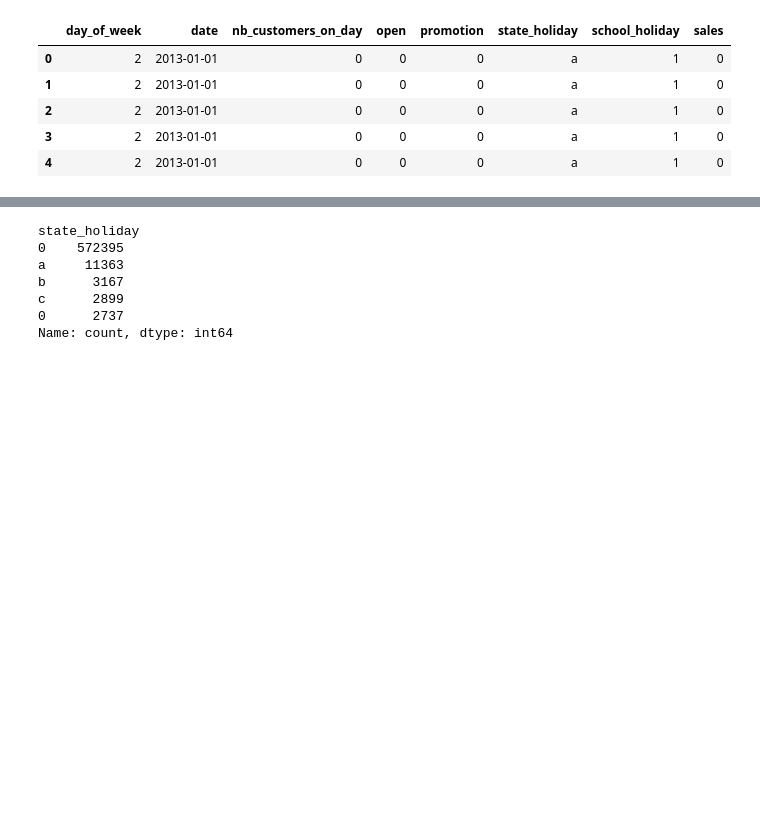
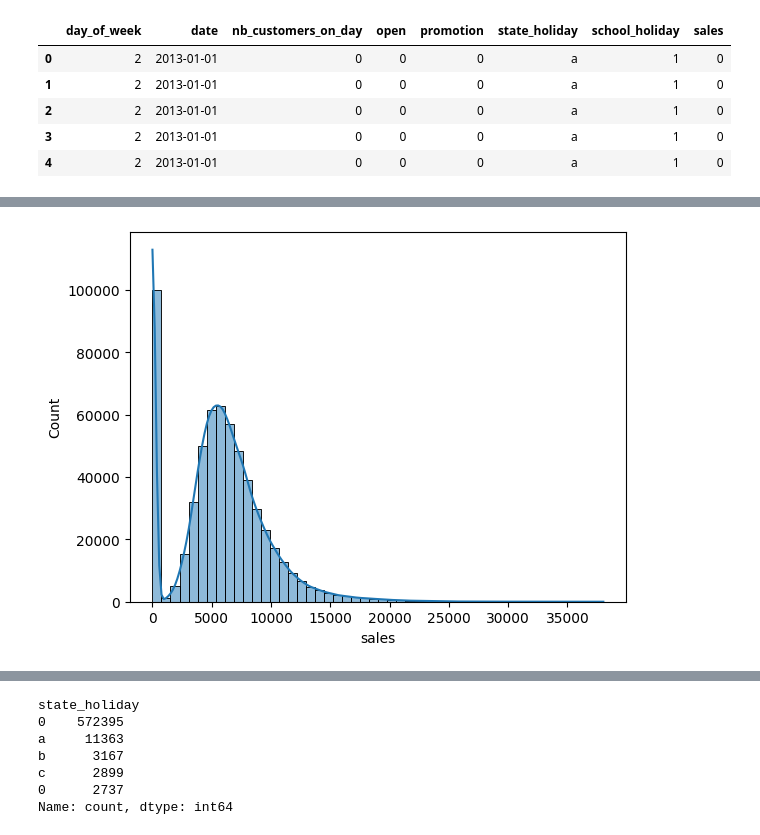
Before and after one commit to Azzam-Saud/mini_project_sales_prediction, a Jupyter notebook: Test1.ipynb, the cells around one changed output, grey strips where cells are left out. Drawn from its saved outputs; the diff is of its cells as text; code cells hidden in the pictures; blank space fills up the shorter version.

```diff
--- a/Test1.ipynb
+++ b/Test1.ipynb
@@ -57,0 +83,5 @@ df.describe()
+# %%
+sns.histplot(df['sales'], bins=50, kde=True)
+plt.show()
+# %% [output]
+[figure, added]
```
Also changed, not shown: parts of 28 cells of this notebook.
